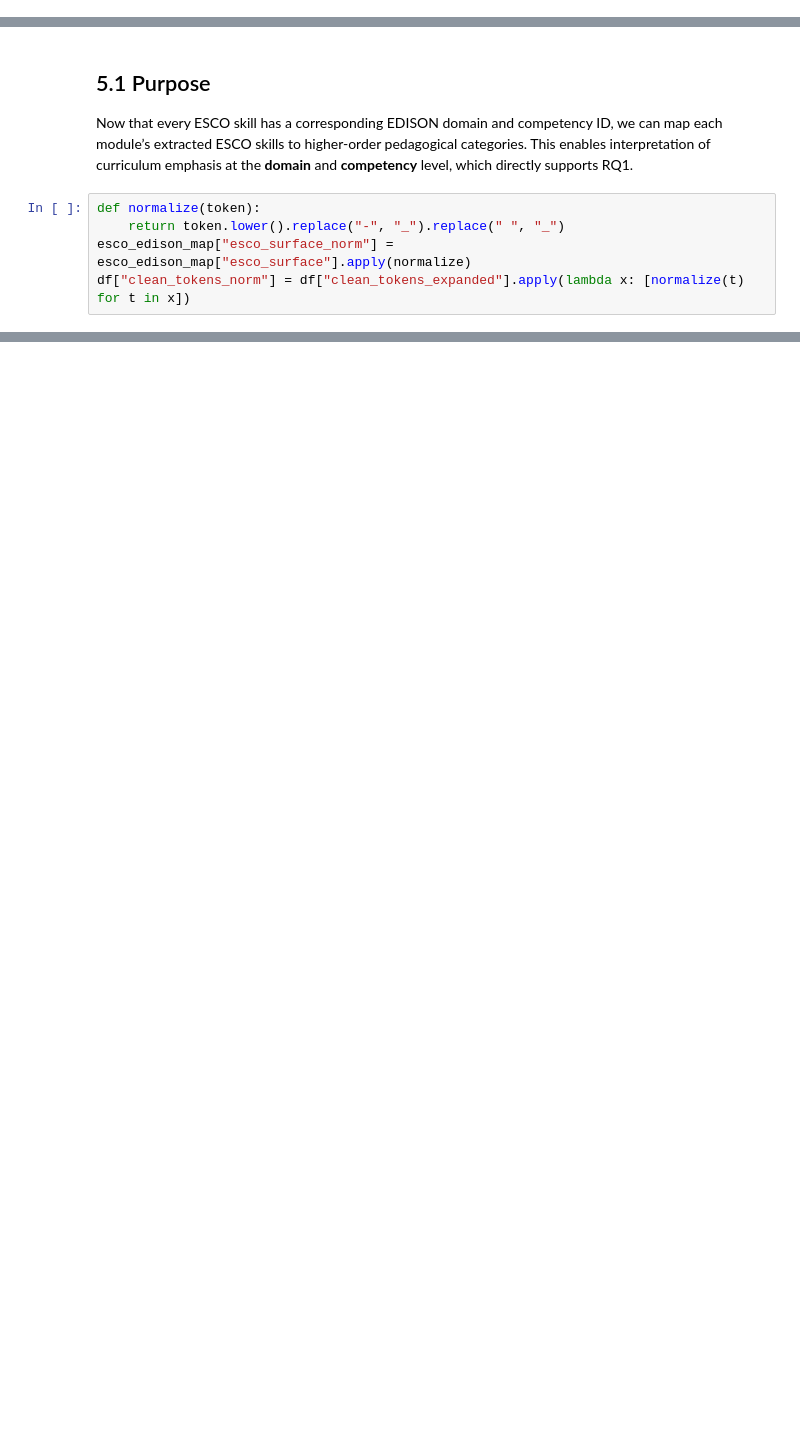
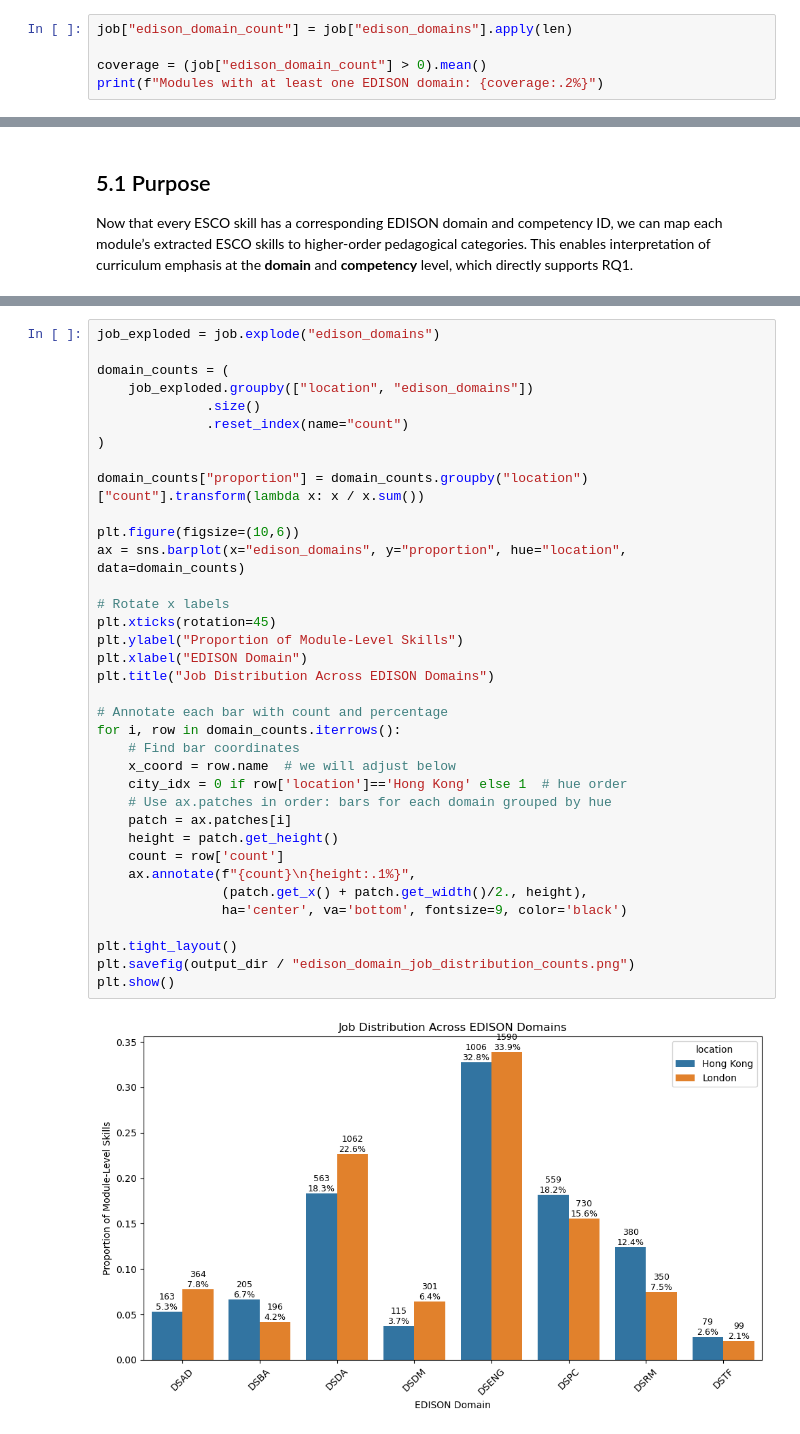
Before and after one commit to WPHdamian/Data-Science-Curriculum-Analysis-, a Jupyter notebook: 05_EDISON_Mapping.ipynb, the cells around one changed output, grey strips where cells are left out. Drawn from its saved outputs; the diff is of its cells as text; blank space fills up the shorter version.

```diff
--- a/05_EDISON_Mapping.ipynb
+++ b/05_EDISON_Mapping.ipynb
@@ -179,0 +213,5 @@ esco_edison_final.to_csv(
+# %%
+job["edison_domain_count"] = job["edison_domains"].apply(len)
+
+coverage = (job["edison_domain_count"] > 0).mean()
+print(f"Modules with at least one EDISON domain: {coverage:.2%}")
@@ -181,8 +266,3 @@ esco_edison_final.to_csv(
 ## 5.1 Purpose
 
 Now that every ESCO skill has a corresponding EDISON domain and competency ID, we can map each module’s extracted ESCO skills to higher-order pedagogical categories. This enables interpretation of curriculum emphasis at the **domain** and **competency** level, which directly supports RQ1.
-# %%
-def normalize(token):
-    return token.lower().replace("-", "_").replace(" ", "_")
-esco_edison_map["esco_surface_norm"] = esco_edison_map["esco_surface"].apply(normalize)
-df["clean_tokens_norm"] = df["clean_tokens_expanded"].apply(lambda x: [normalize(t) for t in x])
@@ -295,0 +307,38 @@ plt.show()
+# %%
+job_exploded = job.explode("edison_domains")
+
+domain_counts = (
+    job_exploded.groupby(["location", "edison_domains"])
+              .size()
+              .reset_index(name="count")
+)
+
+domain_counts["proportion"] = domain_counts.groupby("location")["count"].transform(lambda x: x / x.sum())
+
+plt.figure(figsize=(10,6))
+ax = sns.barplot(x="edison_domains", y="proportion", hue="location", data=domain_counts)
+
+# Rotate x labels
+plt.xticks(rotation=45)
+plt.ylabel("Proportion of Module-Level Skills")
+plt.xlabel("EDISON Domain")
+plt.title("Job Distribution Across EDISON Domains")
+
+# Annotate each bar with count and percentage
+for i, row in domain_counts.iterrows():
+    # Find bar coordinates
+    x_coord = row.name  # we will adjust below
+    city_idx = 0 if row['location']=='Hong Kong' else 1  # hue order
+    # Use ax.patches in order: bars for each domain grouped by hue
+    patch = ax.patches[i]
+    height = patch.get_height()
+    count = row['count']
+    ax.annotate(f"{count}\n{height:.1%}",
+                (patch.get_x() + patch.get_width()/2., height),
+                ha='center', va='bottom', fontsize=9, color='black')
+
+plt.tight_layout()
+plt.savefig(output_dir / "edison_domain_job_distribution_counts.png")
+plt.show()
+# %% [output]
+[figure, added]
```
Also changed, not shown: parts of 43 cells of this notebook.
